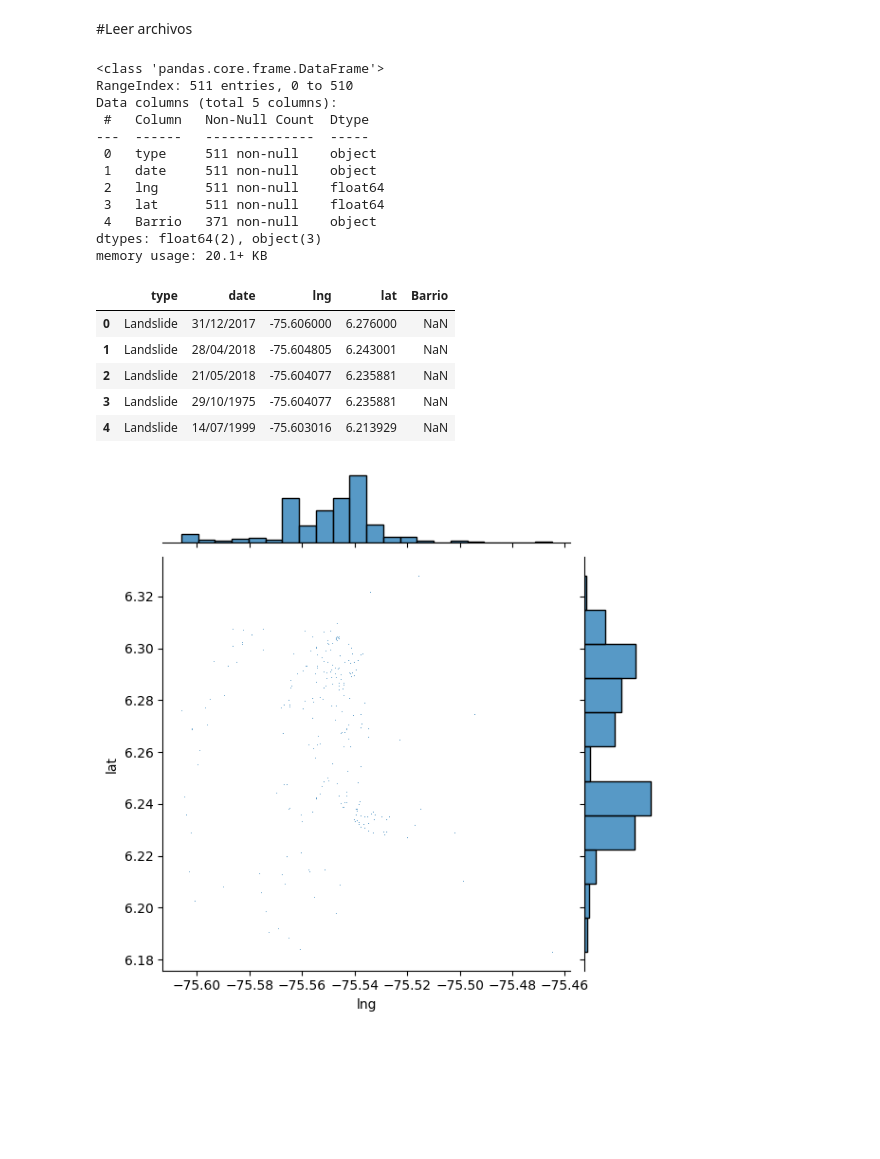
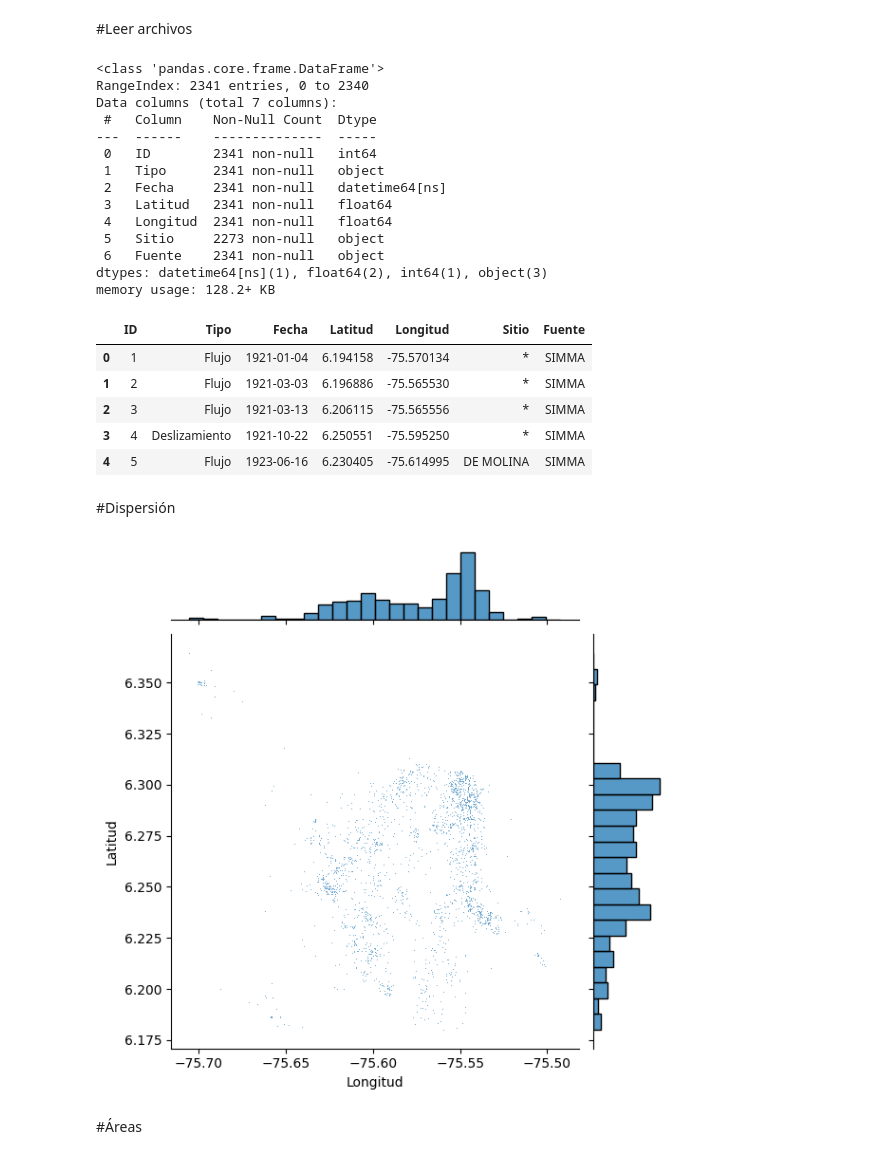
Before and after one commit to vmadariagac/Analisis-Geoespacial-VMC, a Jupyter notebook: notebooks/leerMenM.ipynb, the cells around one changed output. Saved outputs shown, nothing was run; the diff lists cells and outputs as text; code cells hidden in the pictures; blank space fills up the shorter version.

```diff
--- a/notebooks/leerMenM.ipynb
+++ b/notebooks/leerMenM.ipynb
@@ -2,37 +2,40 @@
 #Leer archivos
 # %%
 import pandas as pd
-ruta = "/content/drive/MyDrive/Universidad/POSGRADO/Analisis Geoespacial/Datos/PUNTOS/Base de datos/MenM__Geohazards.csv"
+ruta = "/content/drive/MyDrive/Universidad/POSGRADO/Analisis Geoespacial/Datos/PUNTOS/Base de datos/Finales/Compilado.xlsx"
 
-puntos = pd.read_csv(ruta, encoding='latin1',
-    sep=';',
-    decimal=','
-)
+puntos = pd.read_excel(ruta, decimal=",")
 puntos.info()
 puntos.head()
 # %% [output]
 <class 'pandas.core.frame.DataFrame'>
-RangeIndex: 511 entries, 0 to 510
-Data columns (total 5 columns):
- #   Column   Non-Null Count  Dtype
----  ------   --------------  -----
- 0   type     511 non-null    object
- 1   date     511 non-null    object
- 2   lng      511 non-null    float64
- 3   lat      511 non-null    float64
- 4   Barrio   371 non-null    object
-dtypes: float64(2), object(3)
-memory usage: 20.1+ KB
+RangeIndex: 2341 entries, 0 to 2340
+Data columns (total 7 columns):
+ #   Column    Non-Null Count  Dtype
+---  ------    --------------  -----
+ 0   ID        2341 non-null   int64
+ 1   Tipo      2341 non-null   object
+ 2   Fecha     2341 non-null   datetime64[ns]
+ 3   Latitud   2341 non-null   float64
+ 4   Longitud  2341 non-null   float64
+ 5   Sitio     2273 non-null   object
+ 6   Fuente    2341 non-null   object
+dtypes: datetime64[ns](1), float64(2), int64(1), object(3)
+memory usage: 128.2+ KB
-|  | type | date | lng | lat | Barrio |
-| 0 | Landslide | 31/12/2017 | -75.606000 | 6.276000 | NaN |
-| 1 | Landslide | 28/04/2018 | -75.604805 | 6.243001 | NaN |
-| 2 | Landslide | 21/05/2018 | -75.604077 | 6.235881 | NaN |
-| 3 | Landslide | 29/10/1975 | -75.604077 | 6.235881 | NaN |
-| 4 | Landslide | 14/07/1999 | -75.603016 | 6.213929 | NaN |
+|  | ID | Tipo | Fecha | Latitud | Longitud | Sitio | Fuente |
+| 0 | 1 | Flujo | 1921-01-04 | 6.194158 | -75.570134 | * | SIMMA |
+| 1 | 2 | Flujo | 1921-03-03 | 6.196886 | -75.565530 | * | SIMMA |
+| 2 | 3 | Flujo | 1921-03-13 | 6.206115 | -75.565556 | * | SIMMA |
+| 3 | 4 | Deslizamiento | 1921-10-22 | 6.250551 | -75.595250 | * | SIMMA |
+| 4 | 5 | Flujo | 1923-06-16 | 6.230405 | -75.614995 | DE MOLINA | SIMMA |
+# %% [markdown]
+#Dispersión
 # %%
 import seaborn as sbn
-sbn.jointplot(x='lng', y='lat', data=puntos, s=0.5);
+sbn.jointplot(x='Longitud', y='Latitud', data=puntos, s=0.5);
 # %% [output]
-[figure, old version]
+[figure, new version]
+# %% [markdown]
+#Áreas
 # %%
 import geopandas as gpd
```
Also changed, not shown: parts of 15 cells of this notebook, 18 other files.
